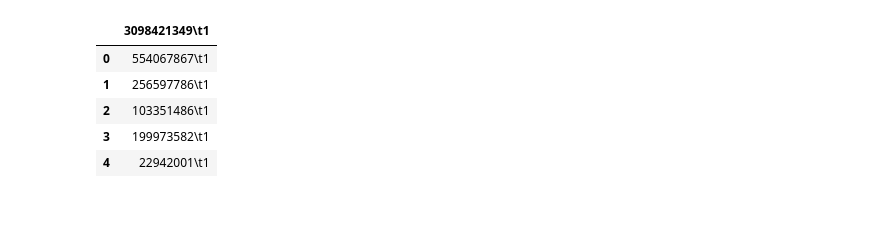
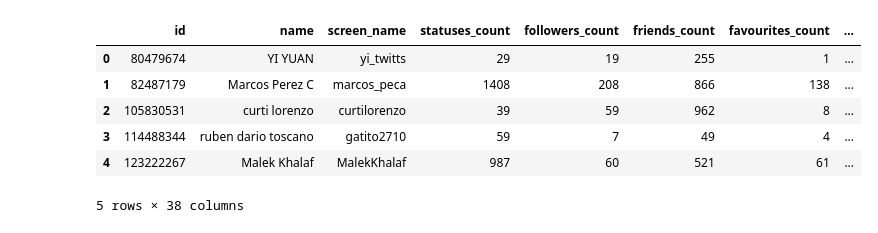
Before and after one commit to tsaw8/Thinkful_Project, a Jupyter notebook: Capstone: Unsupervised learning/Unsupervised Learning .ipynb, the cells around one changed output. Cells and saved outputs as stored; diff of their text form; code cells hidden in the pictures.

```diff
--- a/Capstone: Unsupervised learning/Unsupervised Learning .ipynb
+++ b/Capstone: Unsupervised learning/Unsupervised Learning .ipynb
@@ -81,12 +91,12 @@ memory usage: 12.0+ KB
 # %%
-df = pd.read_csv('/Users/tsawaengsri/Desktop/Data Science Courses/Datasets/varol-2017.dat')
+fake_users = pd.read_csv('/Users/tsawaengsri/Desktop/Data Science Courses/Datasets/cresci-2017.csv/datasets_full.csv/fake_followers.csv/users.csv')
+fake_users.head()
+# %% [output]
+|  | id | name | screen_name | statuses_count | followers_count | friends_count | favourites_count | ... |
+| 0 | 80479674 | YI YUAN | yi_twitts | 29 | 19 | 255 | 1 | ... |
+| 1 | 82487179 | Marcos Perez C | marcos_peca | 1408 | 208 | 866 | 138 | ... |
+| 2 | 105830531 | curti lorenzo | curtilorenzo | 39 | 59 | 962 | 8 | ... |
+| 3 | 114488344 | ruben dario toscano | gatito2710 | 59 | 7 | 49 | 4 | ... |
+| 4 | 123222267 | Malek Khalaf | MalekKhalaf | 987 | 60 | 521 | 61 | ... |
+5 rows × 38 columns
-# %%
-df.head()
-# %% [output]
-|  | 3098421349\t1 |
-| 0 | 554067867\t1 |
-| 1 | 256597786\t1 |
-| 2 | 103351486\t1 |
-| 3 | 199973582\t1 |
-| 4 | 22942001\t1 |
 # %%
```
Also changed, not shown: parts of 13 cells of this notebook, 1 other file.
